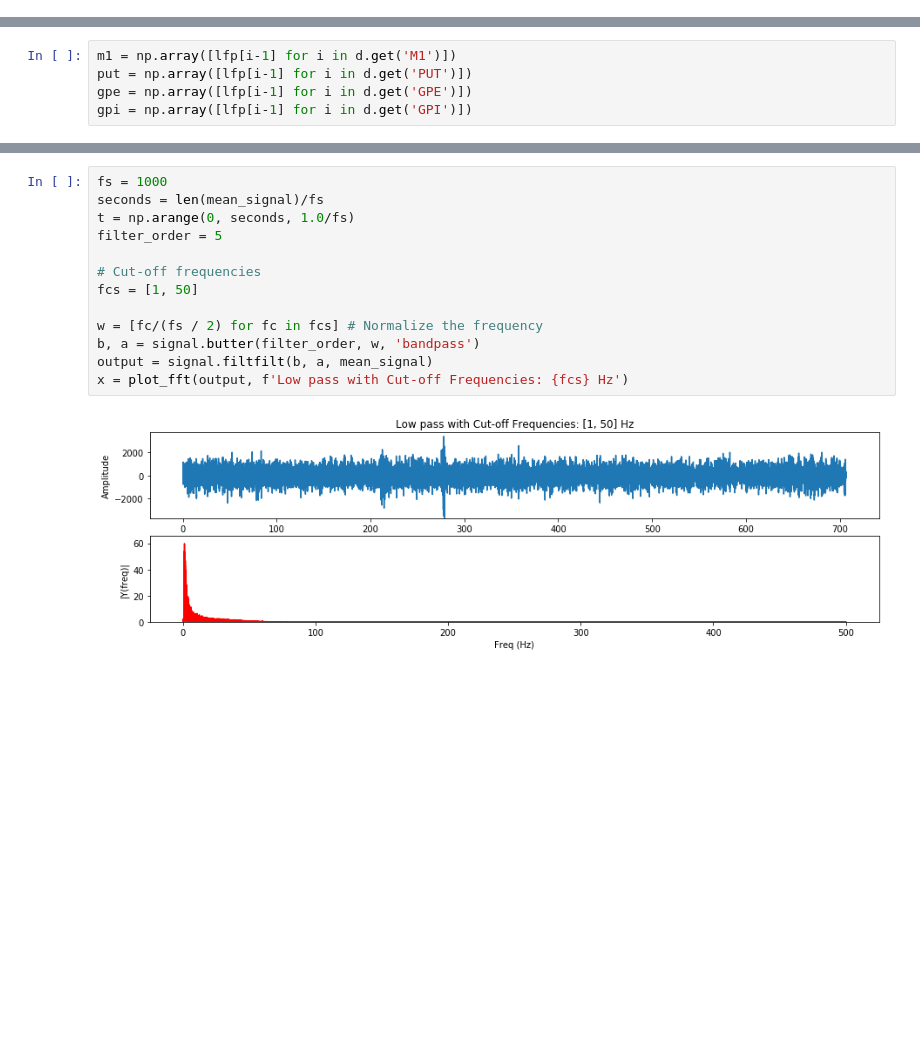
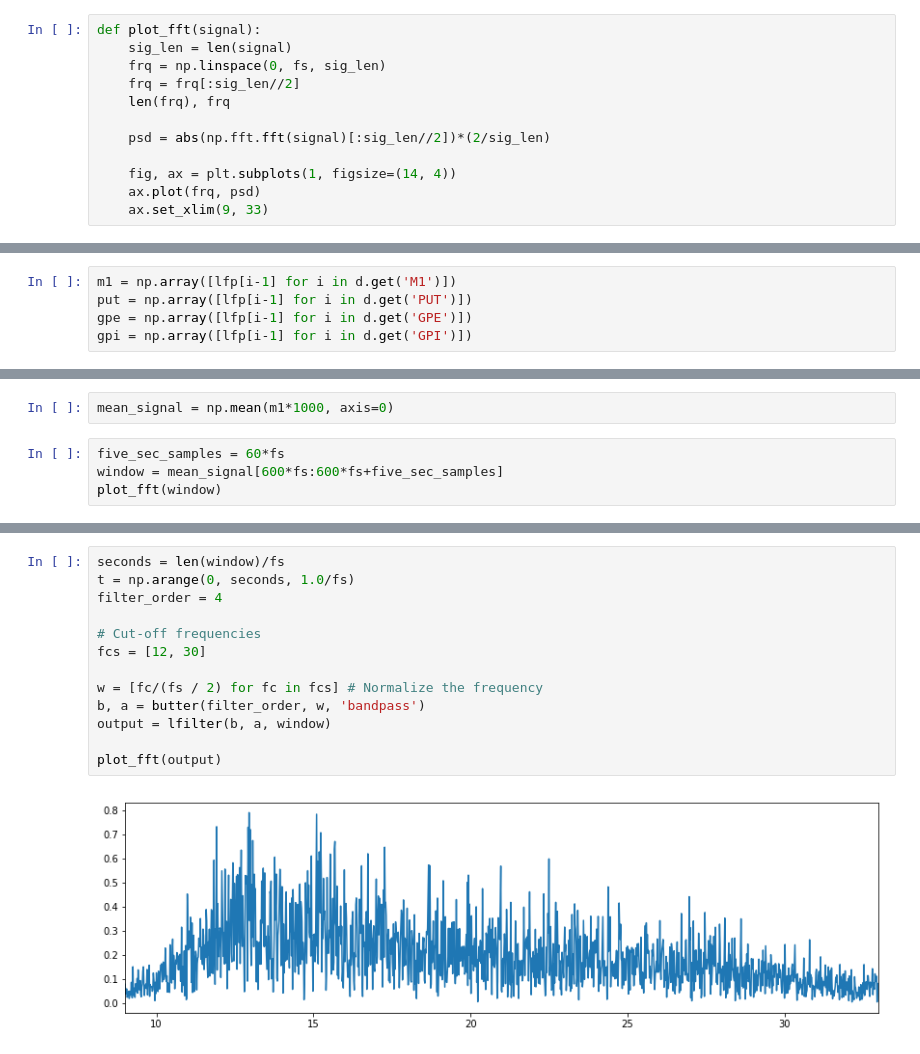
Before and after one commit to chyumin/isd, a Jupyter notebook: final_project/Final project.ipynb, the cells around one changed output, grey strips where cells are left out. Drawn from its saved outputs; the diff is of its cells as text; blank space fills up the shorter version.

```diff
--- a/final_project/Final project.ipynb
+++ b/final_project/Final project.ipynb
@@ -8,0 +9,12 @@ from scipy import signal
+# %%
+def plot_fft(signal):
+    sig_len = len(signal)
+    frq = np.linspace(0, fs, sig_len)
+    frq = frq[:sig_len//2]
+    len(frq), frq
+
+    psd = abs(np.fft.fft(signal)[:sig_len//2])*(2/sig_len)
+
+    fig, ax = plt.subplots(1, figsize=(14, 4))
+    ax.plot(frq, psd)
+    ax.set_xlim(9, 33)
@@ -96,0 +102,6 @@ array([ -60.14858351,  -43.33076127,  -80.09521489, ..., -263.49080112,
+# %%
+mean_signal = np.mean(m1*1000, axis=0)
+# %%
+five_sec_samples = 60*fs
+window = mean_signal[600*fs:600*fs+five_sec_samples]
+plot_fft(window)
@@ -97,15 +110,15 @@ array([ -60.14858351,  -43.33076127,  -80.09521489, ..., -263.49080112,
 # %%
-fs = 1000
-seconds = len(mean_signal)/fs
+seconds = len(window)/fs
 t = np.arange(0, seconds, 1.0/fs)
-filter_order = 5
+filter_order = 4
 
 # Cut-off frequencies
-fcs = [1, 50]
+fcs = [12, 30]
 
 w = [fc/(fs / 2) for fc in fcs] # Normalize the frequency
-b, a = signal.butter(filter_order, w, 'bandpass')
-output = signal.filtfilt(b, a, mean_signal)
-x = plot_fft(output, f'Low pass with Cut-off Frequencies: {fcs} Hz')
+b, a = butter(filter_order, w, 'bandpass')
+output = lfilter(b, a, window)
+
+plot_fft(output)
 # %% [output]
-[figure, old version]
+[figure, new version]
```
Also changed, not shown: parts of 18 cells of this notebook, 1 other file.
